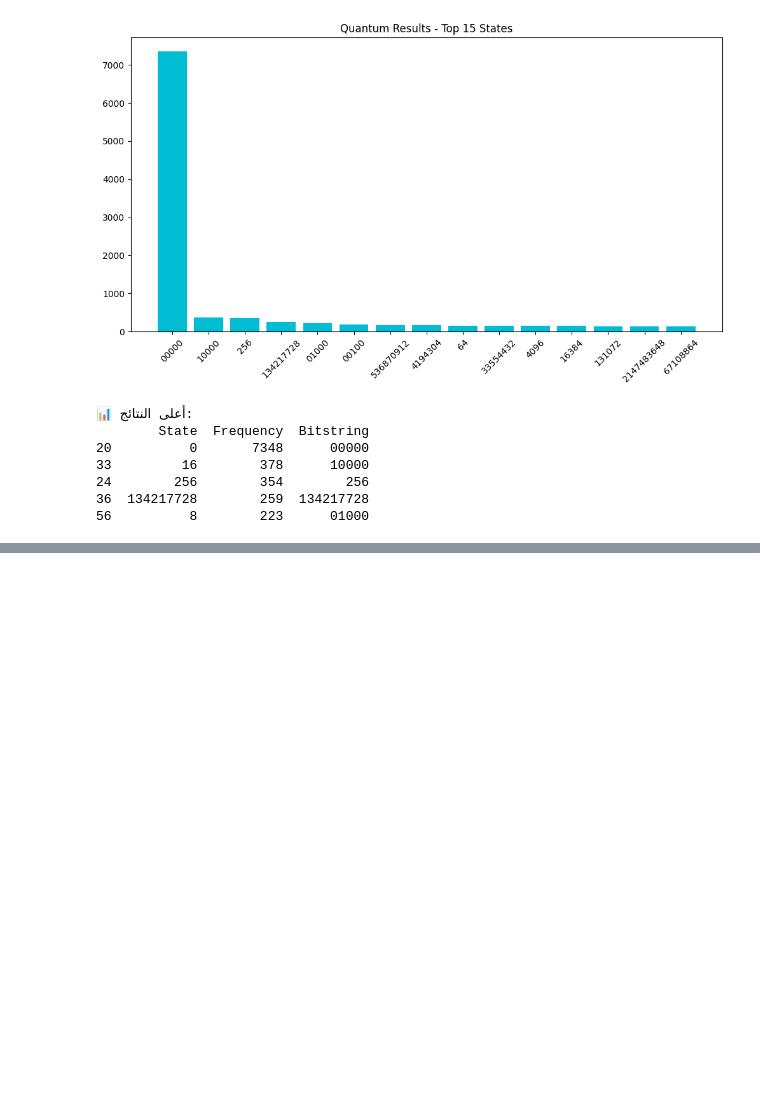
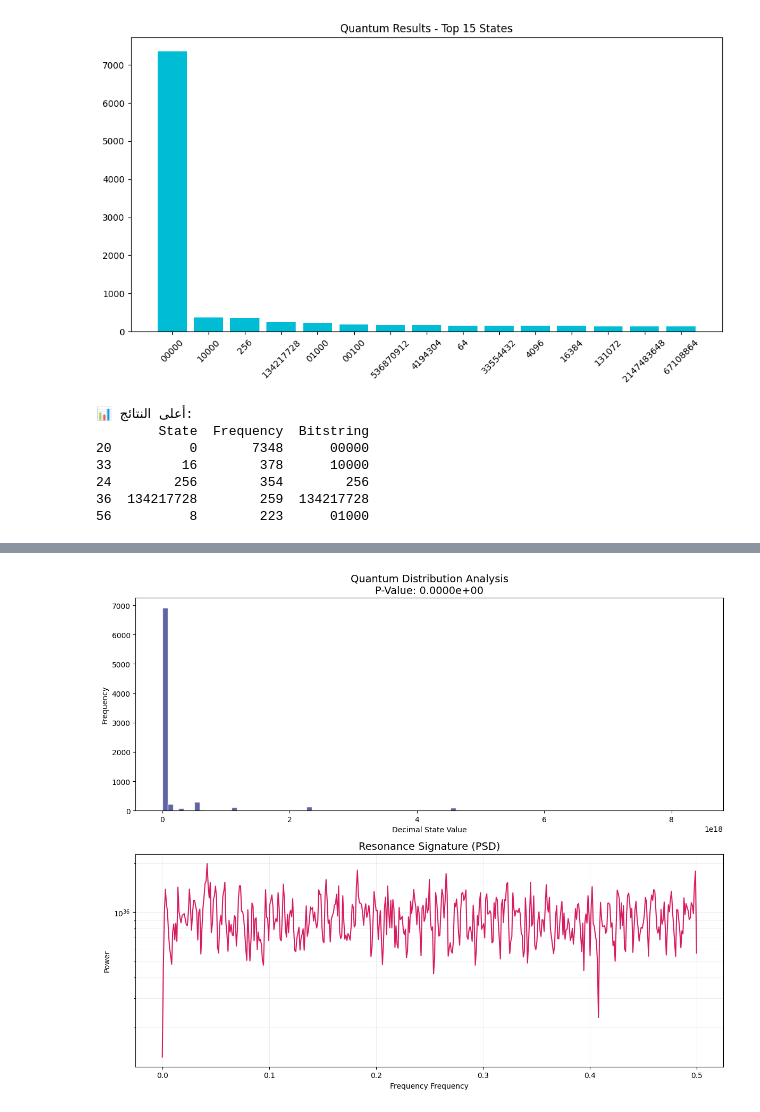
Before and after one commit to hamidchaouchi/ibm-127-qubit, a Jupyter notebook: ibm-127-qubit.ipynb, the cells around one changed output, grey strips where cells are left out. Drawn from its saved outputs; the diff is of its cells as text; code cells hidden in the pictures; blank space fills up the shorter version.

Commit message:
Kaggle Notebook | ibm 127 qubit | Version 6

```diff
--- a/ibm-127-qubit.ipynb
+++ b/ibm-127-qubit.ipynb
@@ -795,0 +1186,75 @@ print(peak_data)
+# %%
+import zlib, base64, re
+import numpy as np
+import matplotlib.pyplot as plt
+from scipy import stats
+from scipy.signal import welch
+
+# المسار الخاص بك
+FILE_PATH = '/kaggle/input/datasets/hamidchaouchi/22222222222222222/job-d7okqe39ak2c739qlp1g-result.json'
+
+try:
+    with open(FILE_PATH, 'r') as f:
+        content = f.read()
+
+    # فك التشفير باستخدام منطقك (zlib + base64)
+    matches = re.findall(r'"__value__":\s*"([^"]+)"', content)
+    encoded_str = next((m for m in matches if m.startswith('eJy')), None)
+
+    if not encoded_str:
+        print("❌ لم يتم العثور على البيانات المشفرة")
+    else:
+        # استخراج البيانات الخام
+        raw_samples = np.frombuffer(zlib.decompress(base64.b64decode(encoded_str)), dtype=np.int64)
+
+        # التنظيف (127 كيوبت)
+        MAX_VALID = (1 << 127) - 1
+        clean_data = raw_samples[(raw_samples >= 0) & (raw_samples <= MAX_VALID)]
+
+        if len(clean_data) == 0:
+            print("❌ البيانات النظيفة فارغة")
+        else:
+            # التحليل الإحصائي (P-Value)
+            min_v, max_v = np.min(clean_data), np.max(clean_data)
+            ks_stat, p_value = stats.kstest(clean_data, 'uniform', args=(min_v, max_v))
+
+            # تحليل الرنين (PSD)
+            f, psd = welch(clean_data, nperseg=1024)
+
+            # الرسم البياني
+            fig, (ax1, ax2) = plt.subplots(2, 1, figsize=(12, 10))
+
+            # 1. التوزيع التكراري
+            ax1.hist(clean_data, bins=100, color='#1A237E', alpha=0.7, edgecolor='white')
+            ax1.set_title(f"Quantum Distribution Analysis\nP-Value: {p_value:.4e}", fontsize=14)
+            ax1.set_xlabel("Decimal State Value")
+            ax1.set_ylabel("Frequency")
+
+            # 2. تحليل التذبذب (الرنين)
+            ax2.semilogy(f, psd, color='#D81B60', lw=1.5)
+            ax2.set_title("Resonance Signature (PSD)", fontsize=14)
+            ax2.set_xlabel("Frequency Frequency")
+            ax2.set_ylabel("Power")
+            ax2.grid(True, which="both", ls="-", alpha=0.2)
+
+            plt.tight_layout()
+            plt.show()
+
+            print(f"{'='*45}")
+            print(f"📉 النتيجة النهائية للتحقق")
+            print(f"{'='*45}")
+            print(f"إجمالي العينات: {len(clean_data):,}")
+            print(f"P-Value: {p_value}")
+
+            if p_value < 0.05:
+                print("✅ النتيجة: [نمط حقيقي مثبت]")
+                print("التفسير: البيانات ليست عشوائية. يوجد 'بنية هندسية' حقيقية في القياسات.")
+            else:
+                print("❌ النتيجة: [ضجيج عشوائي]")
+                print("التفسير: التوزيع يطابق الضجيج الأبيض المنتظم.")
+            print(f"{'='*45}")
+
+except Exception as e:
+    print(f"حدث خطأ غير متوقع: {e}")
+# %% [output]
+[figure, added]
```
Also changed, not shown: parts of 29 cells of this notebook.
